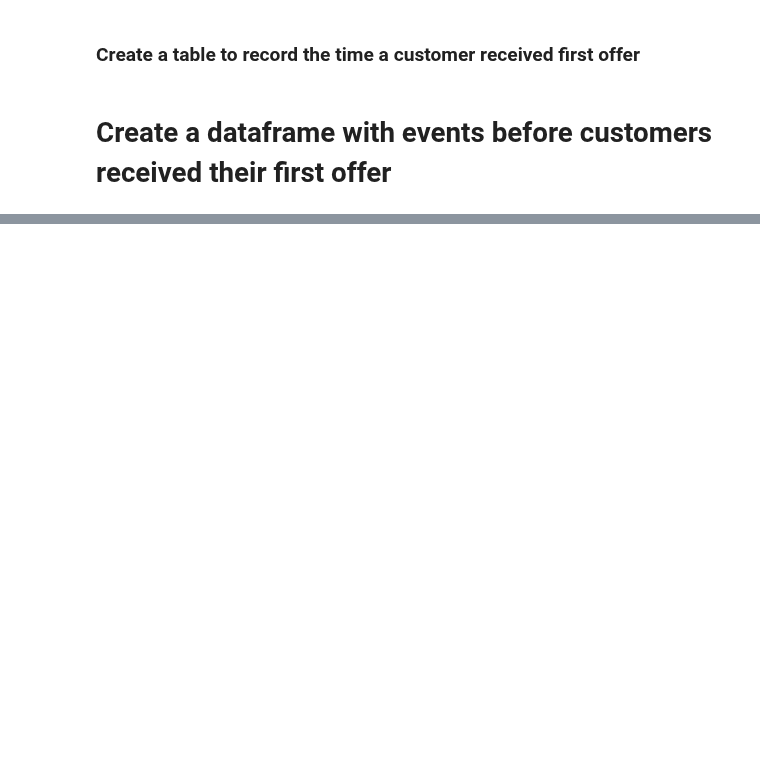
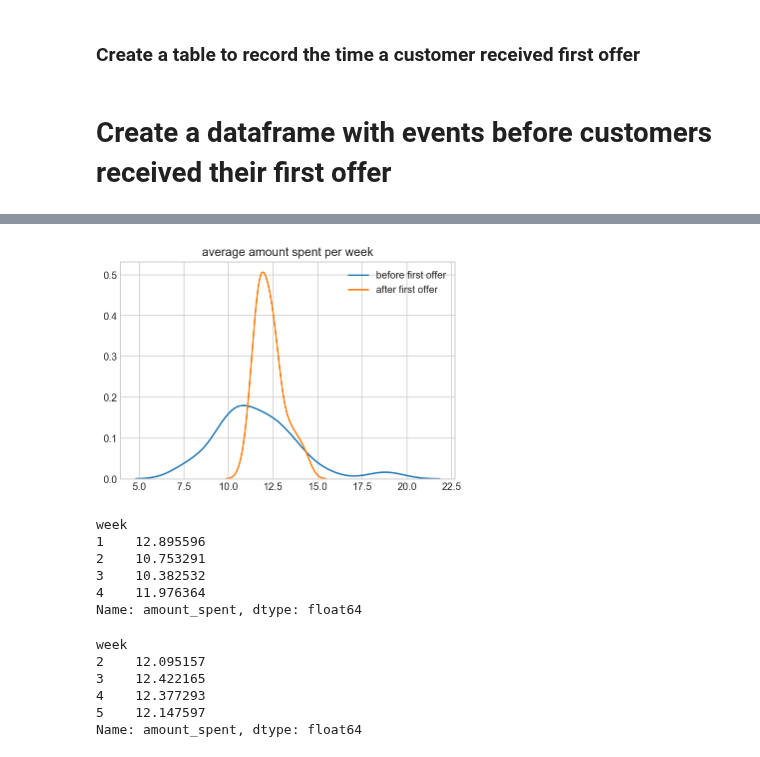
Before and after one commit to kevingao1136/Udacity_DataScience_Nanodegree, a Jupyter notebook: Starbucks_Capstone_Challenge/test.ipynb, the cells around one changed output, grey strips where cells are left out. Cells and saved outputs as stored; diff of their text form; code cells hidden in the pictures; blank space fills up the shorter version.

```diff
--- a/Starbucks_Capstone_Challenge/test.ipynb
+++ b/Starbucks_Capstone_Challenge/test.ipynb
@@ -32,13 +28 @@ customers has 17000 rows
 events has 306534 rows
-# %%
-# Clean the events data
-for dic in events.value:
-    if list(dic.keys()) == ['offer id']:
-        dic['offer_id'] = dic.pop('offer id')
-
-# Concat and transform the events data
-temp = pd.DataFrame(events.value.to_list())
-events = pd.concat([events,temp],axis=1)
-events.rename(columns={'reward':'reward_received', 'amount':'amount_spent'},inplace=True)
-events.drop('value',axis=1,inplace=True)
-events.head()
@@ -79,7 +29,3 @@ customer_funnel[customer_funnel['offer received'].isnull()]
-# %%
-deleted_customers = customer_funnel[customer_funnel['offer received'].isnull()].index
-events = events[~events.customer_id.isin(deleted_customers)]
-customers = customers[~customers.id.isin(deleted_customers)]
 # %% [markdown]
 ### Create a table to record the time a customer received first offer
 # %%
@@ -174,0 +123,4 @@ pre_offer_events
+# %%
+pre_offer_events['day'] = (pre_offer_events.hours_from_test/24 + 1).astype(int)
+pre_offer_events['week'] = (pre_offer_events.hours_from_test/24/7 + 1).astype(int)
+pre_offer_events.sample(5)
@@ -174,0 +134,5 @@ pre_offer_events
+# %%
+same_group_post_events = post_offer_events[post_offer_events.customer_id.isin(pre_offer_events.customer_id)]
+same_group_post_events['day'] = (same_group_post_events.hours_from_test/24 + 1).astype(int)
+same_group_post_events['week'] = (same_group_post_events.hours_from_test/24/7 + 1).astype(int)
+same_group_post_events.sample(5)
@@ -174,0 +148,24 @@ pre_offer_events
+# %%
+sns.kdeplot(pre_offer_events.groupby('day').amount_spent.mean(), label='before first offer');
+sns.kdeplot(same_group_post_events.groupby('day').amount_spent.mean(), label='after first offer');
+plt.title('average amount spent per week');
+# %% [output]
+[figure, added]
+# %%
+pre_offer_events.groupby('week').amount_spent.mean()
+# %% [output]
+week
+1    12.895596
+2    10.753291
+3    10.382532
+4    11.976364
+Name: amount_spent, dtype: float64
+# %%
+same_group_post_events.groupby('week').amount_spent.mean()
+# %% [output]
+week
+2    12.095157
+3    12.422165
+4    12.377293
+5    12.147597
+Name: amount_spent, dtype: float64
```
Also changed, not shown: parts of 13 cells of this notebook, 10 other files.
